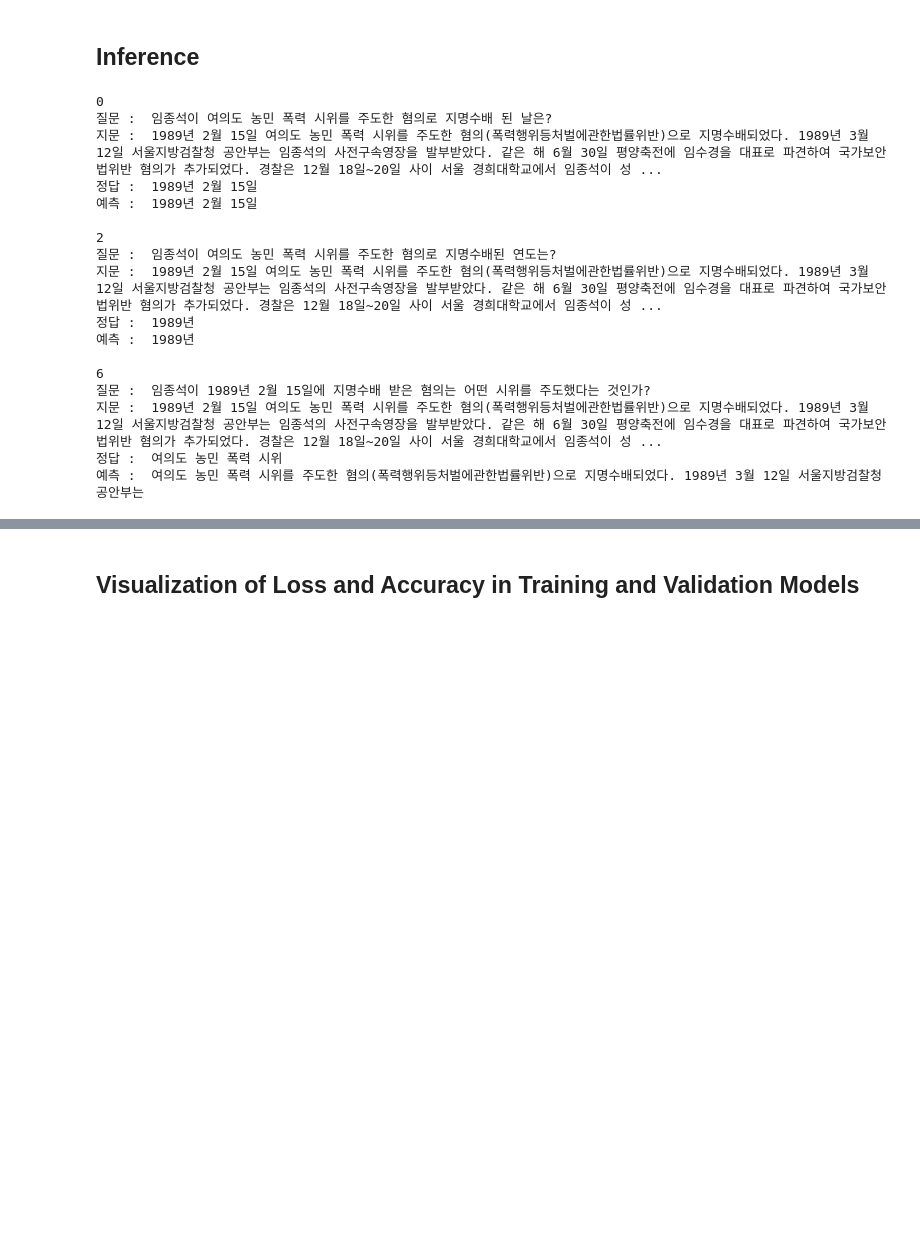
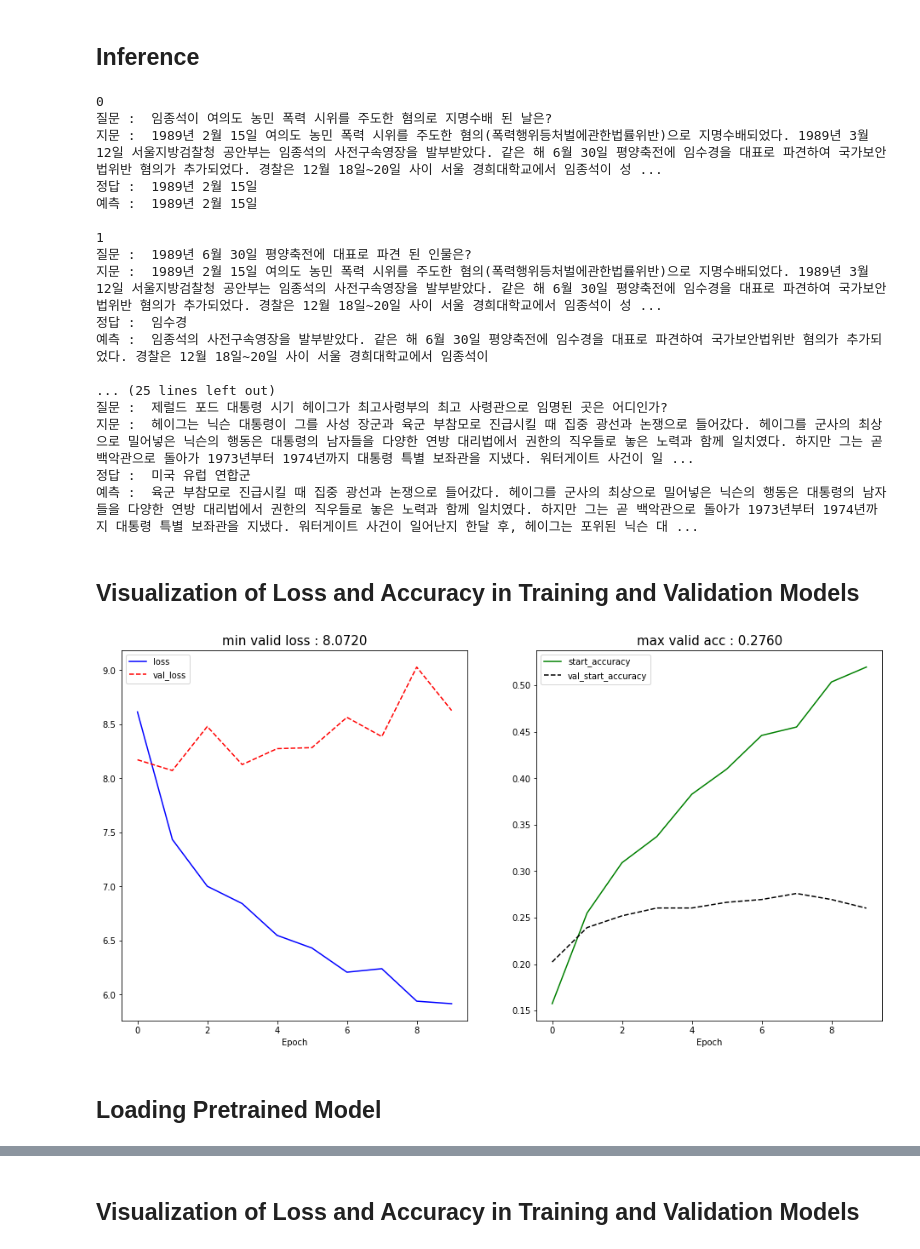
Before and after one commit to jungyongji/first-repository, a Jupyter notebook: [E-13] Artificial intelligence that solves quizzes better than humans.ipynb, the cells around one changed output, grey strips where cells are left out. Cells and saved outputs as stored; diff of their text form; code cells hidden in the pictures; blank space fills up the shorter version.

```diff
--- a/[E-13] Artificial intelligence that solves quizzes better than humans.ipynb
+++ b/[E-13] Artificial intelligence that solves quizzes better than humans.ipynb
@@ -887,7 +885,7 @@ class BERT4KorQuAD(tf.keras.Model):
 
         return start_outputs, end_outputs
 # %%
-config = Config({"d_model": 512, "n_head": 8, "d_head": 64, "dropout": 0.1, "d_ff": 1024, "layernorm_epsilon": 0.001, "n_layer": 6, "n_seq": 384, "n_vocab": 0, "i_pad": 0})
+config = Config({"d_model": 512, "n_head": 4, "d_head": 64, "dropout": 0.1, "d_ff": 1024, "layernorm_epsilon": 0.001, "n_layer": 3, "n_seq": 384, "n_vocab": 0, "i_pad": 0})
 config.n_vocab = len(vocab)
 config.i_pad = vocab.pad_id()
 config
@@ -1073,7 +1050,7 @@ with open(dev_json) as f:
             print("지문 : ", context)
             print("정답 : ", answer)
             print("예측 : ", answer_predict, "\n")
-        if 10 < i:
+        if 30 < i:
             break
 # %% [output]
 0
@@ -1082,14 +1059,39 @@ with open(dev_json) as f:
 정답 :  1989년 2월 15일
 예측 :  1989년 2월 15일
 
-2
-질문 :  임종석이 여의도 농민 폭력 시위를 주도한 혐의로 지명수배된 연도는?
+1
+질문 :  1989년 6월 30일 평양축전에 대표로 파견 된 인물은?
 지문 :  1989년 2월 15일 여의도 농민 폭력 시위를 주도한 혐의(폭력행위등처벌에관한법률위반)으로 지명수배되었다. 1989년 3월 12일 서울지방검찰청 공안부는 임종석의 사전구속영장을 발부받았다. 같은 해 6월 30일 평양축전에 임수경을 대표로 파견하여 국가보안법위반 혐의가 추가되었다. 경찰은 12월 18일~20일 사이 서울 경희대학교에서 임종석이 성 ...
-정답 :  1989년
-예측 :  1989년
+정답 :  임수경
+예측 :  임종석의 사전구속영장을 발부받았다. 같은 해 6월 30일 평양축전에 임수경을 대표로 파견하여 국가보안법위반 혐의가 추가되었다. 경찰은 12월 18일~20일 사이 서울 경희대학교에서 임종석이
 
-6
-질문 :  임종석이 1989년 2월 15일에 지명수배 받은 혐의는 어떤 시위를 주도했다는 것인가?
-지문 :  1989년 2월 15일 여의도 농민 폭력 시위를 주도한 혐의(폭력행위등처벌에관한법률위반)으로 지명수배되었다. 1989년 3월 12일 서울지방검찰청 공안부는 임종석의 사전구속영장을 발부받았다. 같은 해 6월 30일 평양축전에 임수경을 대표로 파견하여 국가보안법위반 혐의가 추가되었다. 경찰은 12월 18일~20일 사이 서울 경희대학교에서 임종석이 성 ...
-정답 :  여의도 농민 폭력 시위
-예측 :  여의도 농민 폭력 시위를 주도한 혐의(폭력행위등처벌에관한법률위반)으로 지명수배되었다. 1989년 3월 12일 서울지방검찰청 공안부는
+... (25 lines left out)
+질문 :  제럴드 포드 대통령 시기 헤이그가 최고사령부의 최고 사령관으로 임명된 곳은 어디인가?
+지문 :  헤이그는 닉슨 대통령이 그를 사성 장군과 육군 부참모로 진급시킬 때 집중 광선과 논쟁으로 들어갔다. 헤이그를 군사의 최상으로 밀어넣은 닉슨의 행동은 대통령의 남자들을 다양한 연방 대리법에서 권한의 직우들로 놓은 노력과 함께 일치였다. 하지만 그는 곧 백악관으로 돌아가 1973년부터 1974년까지 대통령 특별 보좌관을 지냈다. 워터게이트 사건이 일 ...
+정답 :  미국 유럽 연합군
+예측 :  육군 부참모로 진급시킬 때 집중 광선과 논쟁으로 들어갔다. 헤이그를 군사의 최상으로 밀어넣은 닉슨의 행동은 대통령의 남자들을 다양한 연방 대리법에서 권한의 직우들로 놓은 노력과 함께 일치였다. 하지만 그는 곧 백악관으로 돌아가 1973년부터 1974년까지 대통령 특별 보좌관을 지냈다. 워터게이트 사건이 일어난지 한달 후, 헤이그는 포위된 닉슨 대 ...
+# %% [markdown]
+## Visualization of  Loss and Accuracy in Training and Validation Models
+# %%
+# training result
+plt.figure(figsize=(16, 8))
+
+plt.subplot(1, 2, 1)
+plt.plot(history['train_loss'], 'b-', label='loss')
+plt.plot(history['val_loss'], 'r--', label='val_loss')
+plt.xlabel('Epoch')
+plt.title(f"min valid loss : {min(history['val_loss']):.4f}", fontsize=15)
+plt.legend()
+
+plt.subplot(1, 2, 2)
+plt.plot(history['train_acc'], 'g-', label='start_accuracy')
+plt.plot(history['val_acc'], 'k--', label='val_start_accuracy')
+plt.xlabel('Epoch')
+plt.title(f"max valid acc : {max(history['val_acc']):.4f}", fontsize=15)
+plt.legend()
+
+plt.show()
+# %% [output]
+[figure, added]
+# %% [markdown]
+## Loading Pretrained Model
```
Also changed, not shown: parts of 19 cells of this notebook, 1 other file.
